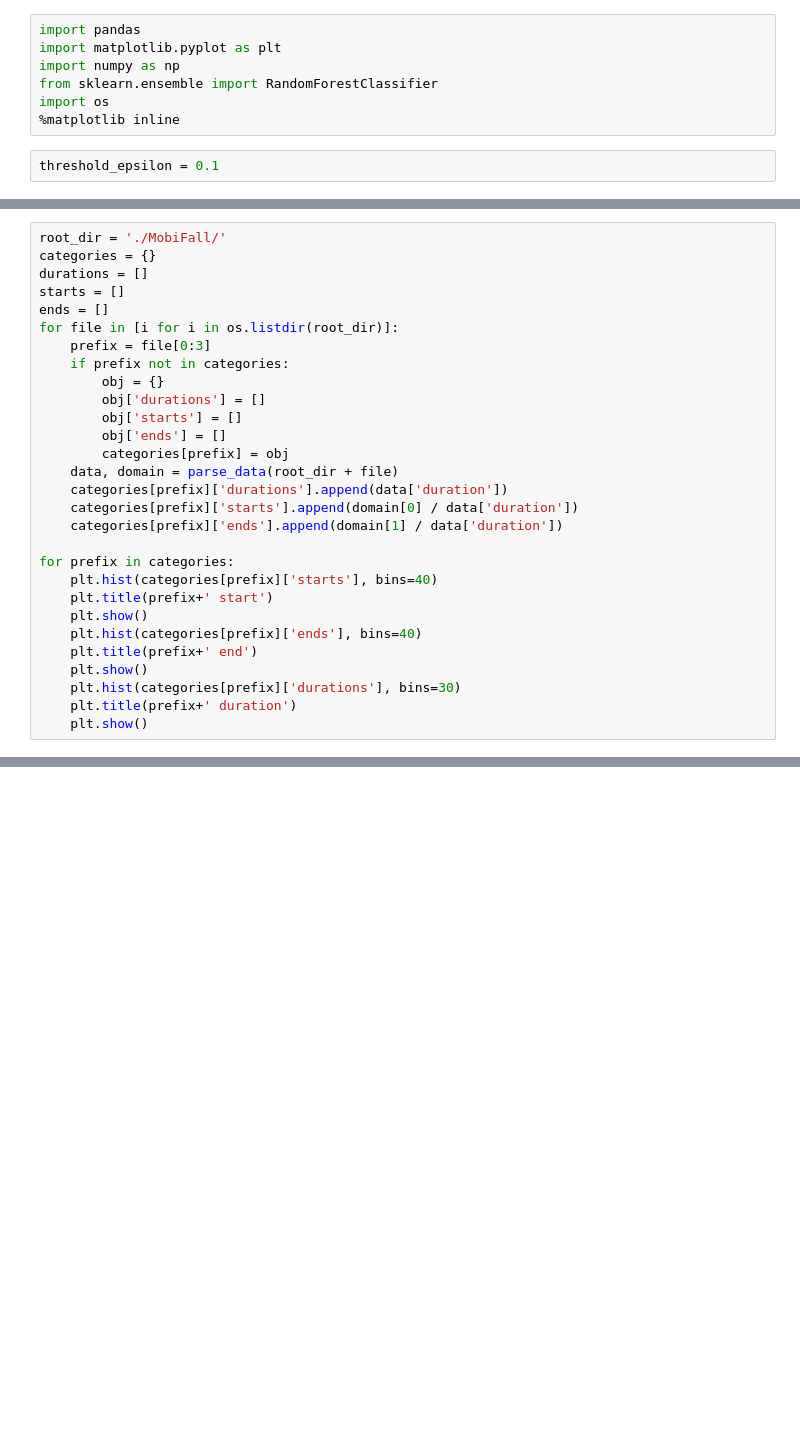
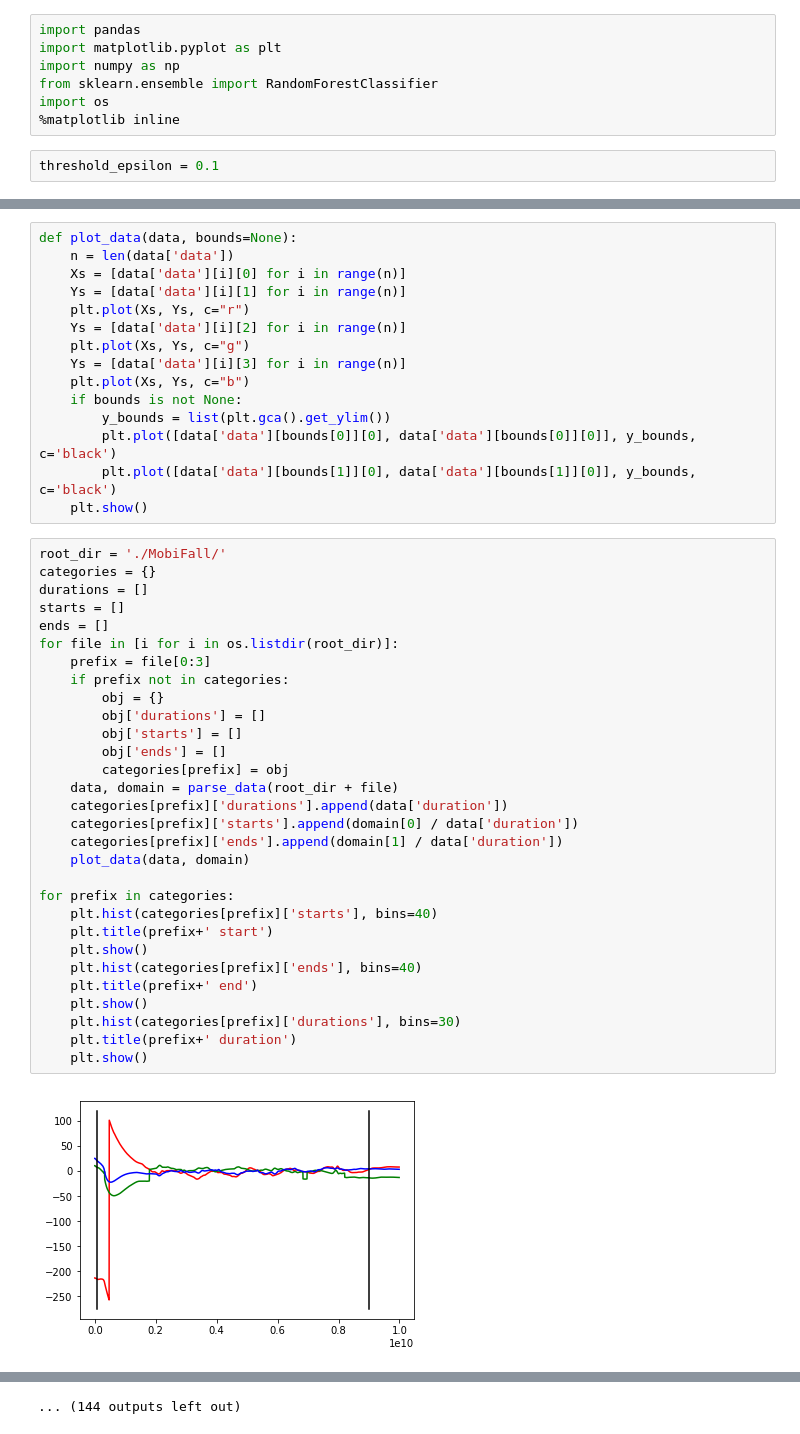
Before and after one commit to hahakumquat/R3act-App, a Jupyter notebook: data_tester.ipynb, the cells around one changed output, grey strips where cells are left out. Cells and saved outputs as stored; diff of their text form; blank space fills up the shorter version.

```diff
--- a/data_tester.ipynb
+++ b/data_tester.ipynb
@@ -102,29 +95,47 @@ def plot_data(data, bounds=None):
+# %%
+def plot_data(data, bounds=None):
+    n = len(data['data'])
+    Xs = [data['data'][i][0] for i in range(n)]
+    Ys = [data['data'][i][1] for i in range(n)]
+    plt.plot(Xs, Ys, c="r")
+    Ys = [data['data'][i][2] for i in range(n)]
+    plt.plot(Xs, Ys, c="g")
+    Ys = [data['data'][i][3] for i in range(n)]
+    plt.plot(Xs, Ys, c="b")
+    if bounds is not None:
+        y_bounds = list(plt.gca().get_ylim())
+        plt.plot([data['data'][bounds[0]][0], data['data'][bounds[0]][0]], y_bounds, c='black')
+        plt.plot([data['data'][bounds[1]][0], data['data'][bounds[1]][0]], y_bounds, c='black')
+    plt.show()
 # %%
 root_dir = './MobiFall/'
 categories = {}
 durations = []
 starts = []
 ends = []
 for file in [i for i in os.listdir(root_dir)]:
     prefix = file[0:3]
     if prefix not in categories:
         obj = {}
         obj['durations'] = []
         obj['starts'] = []
         obj['ends'] = []
         categories[prefix] = obj
     data, domain = parse_data(root_dir + file)
     categories[prefix]['durations'].append(data['duration'])
     categories[prefix]['starts'].append(domain[0] / data['duration'])
     categories[prefix]['ends'].append(domain[1] / data['duration'])
+    plot_data(data, domain)
 
 for prefix in categories:
     plt.hist(categories[prefix]['starts'], bins=40)
     plt.title(prefix+' start')
     plt.show()
     plt.hist(categories[prefix]['ends'], bins=40)
     plt.title(prefix+' end')
     plt.show()
     plt.hist(categories[prefix]['durations'], bins=30)
     plt.title(prefix+' duration')
     plt.show()
+# %% [output]
+[figure, added]
@@ -130,0 +153 @@ for prefix in categories:
+... (144 outputs left out)
```
Also changed, not shown: parts of 4 cells of this notebook.
